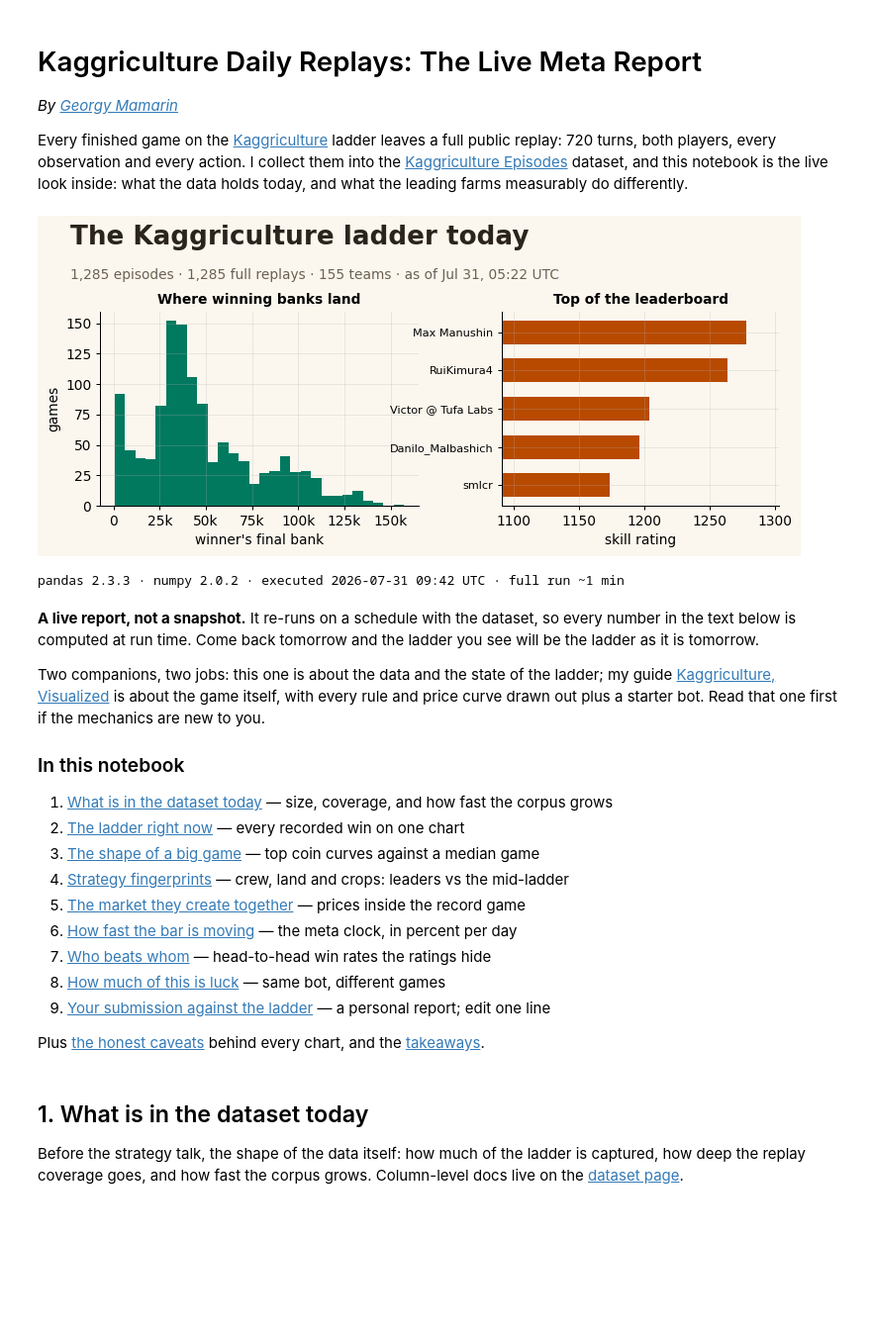
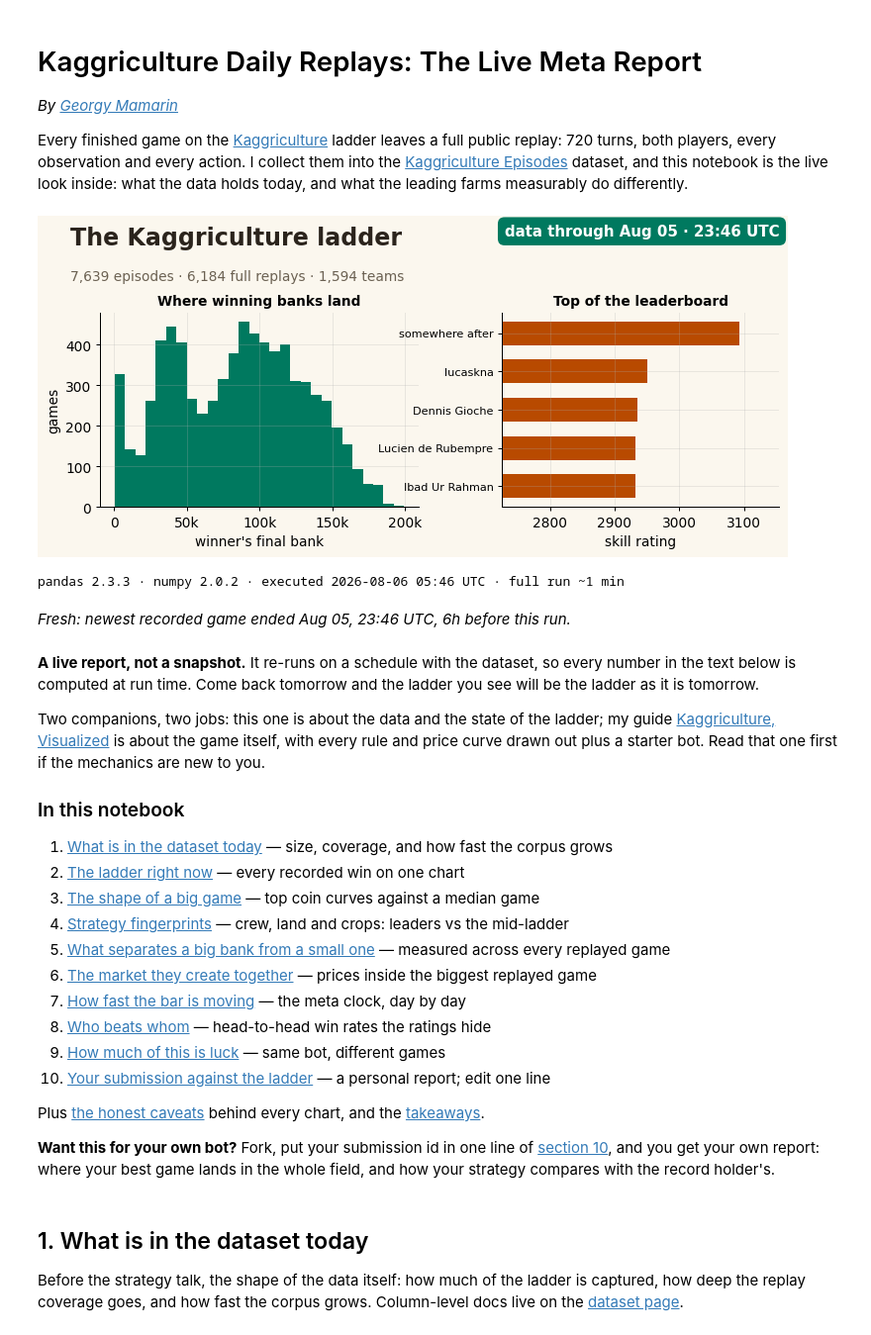
Before and after one commit to straf10/Kaggriculture, a Jupyter notebook: notebooks/kaggriculture-daily-replays-the-live-meta-report.ipynb, the cells around one changed output. Shown at 99% size. Saved outputs shown, nothing was run; the diff lists cells and outputs as text; code cells hidden in the pictures; blank space fills up the shorter version.

```diff
--- a/notebooks/kaggriculture-daily-replays-the-live-meta-report.ipynb
+++ b/notebooks/kaggriculture-daily-replays-the-live-meta-report.ipynb
@@ -34,7 +34,15 @@ except FileNotFoundError:                                 # older dataset versio
     teams = pd.DataFrame(columns=["team_id", "team_name", "ladder_score", "last_submission"])
 NAME = dict(zip(teams.team_id, teams.team_name))
 name_of = lambda tid: NAME.get(tid, f"team {tid}")
-replay_ids = set(pd.read_parquet(f"{BASE}/replays.parquet", columns=["episode_id"]).episode_id)
+# Which episodes have a replay: read it from the 1 MB features table when present.
+# Scanning that column out of replays.parquet costs seconds today and minutes once the
+# corpus is a few GB, so the cheap source wins as the dataset grows.
+try:
+    feats = pd.read_csv(f"{BASE}/episode_features.csv", usecols=["episode_id"])
+    replay_ids = set(feats.episode_id)
+except (FileNotFoundError, ValueError):
+    replay_ids = set(pd.read_parquet(f"{BASE}/replays.parquet",
+                                     columns=["episode_id"]).episode_id)
 
 def load_replay(episode_id):
     # One replay by id; parquet filters keep memory tiny.
@@ -64,38 +72,58 @@ if lb.empty:      # no names yet: fall back to the ratings recorded in the episo
     lb = (last.reset_index().rename(columns={"rating_after": "ladder_score"})
           .assign(team_name=lambda d: d.team_id.map(lambda t: f"team {t}"))
           .sort_values("ladder_score", ascending=False))
 top5 = lb.head(5).iloc[::-1]
 ladder0 = eps[eps.type.eq("EPISODE_TYPE_PUBLIC") & eps.state.eq("COMPLETED")]
 banks = ladder0[["bank_0", "bank_1"]].max(axis=1).dropna()
 
 fig = plt.figure(figsize=(8.2, 3.9))
 fig.patch.set_facecolor("#FBF7EE")
-fig.text(.015, .97, "The Kaggriculture ladder today", fontsize=21, weight="bold",
+fig.text(.015, .97, "The Kaggriculture ladder", fontsize=19, weight="bold",
          color="#2B241D", va="top")
 fig.text(.015, .845,
-         f"{len(eps):,} episodes · {len(replay_ids):,} full replays · {len(lb):,} teams · "
-         f"as of {AS_OF:%b %d, %H:%M UTC}", fontsize=11, color="#6B6152", va="top")
+         f"{len(eps):,} episodes · {len(replay_ids):,} full replays · {len(lb):,} teams",
+         fontsize=11, color="#6B6152", va="top")
+# The snapshot date is the one number readers must not miss: give it its own badge.
+_lag_h = (pd.Timestamp.now(tz="UTC") - AS_OF).total_seconds() / 3600
+_badge = "#00795F" if _lag_h <= 24 else "#B84A00"
+fig.text(.985, .975, f"data through {AS_OF:%b %d · %H:%M UTC}",
+         fontsize=12, weight="bold", color="white", ha="right", va="top",
+         bbox=dict(boxstyle="round,pad=0.45", facecolor=_badge, edgecolor="none"))
 gs = fig.add_gridspec(1, 2, width_ratios=[1.15, 1], top=.72, bottom=.16, left=.055, right=.985,
                       wspace=.28)
 ax1 = fig.add_subplot(gs[0]); ax1.set_facecolor("#FBF7EE")
 ax1.hist(banks, bins=28, color="#00795F")
 ax1.set_title("Where winning banks land", fontsize=11)
 ax1.set_xlabel("winner's final bank"); ax1.set_ylabel("games")
 ax1.xaxis.set_major_formatter(lambda v, _: f"{v/1000:.0f}k" if v else "0")
 ax2 = fig.add_subplot(gs[1]); ax2.set_facecolor("#FBF7EE")
 ax2.barh(range(len(top5)), top5.ladder_score, color="#B84A00", height=.62)
 ax2.set_yticks(range(len(top5)),
                [n if len(n) < 19 else n[:17] + "…" for n in top5.team_name], fontsize=9)
 ax2.set_title("Top of the leaderboard", fontsize=11)
 if top5.ladder_score.nunique() > 1:
     ax2.set_xlim(min(top5.ladder_score) * .93, max(top5.ladder_score) * 1.02)
 ax2.set_xlabel("skill rating")
 plt.show()
 print(f"pandas {pd.__version__} · numpy {np.__version__} · "
       f"executed {pd.Timestamp.now(tz='UTC'):%Y-%m-%d %H:%M} UTC · full run ~1 min")
+
+# ---- freshness check: a stalled pipeline must be visible, not silent ----
+lag_h = (pd.Timestamp.now(tz="UTC") - AS_OF).total_seconds() / 3600
+if lag_h > 24:
+    display(Markdown(
+        f"> **Heads up: this snapshot is {lag_h / 24:.1f} days behind.** The newest game on "
+        f"record ended {AS_OF:%b %d, %H:%M UTC}, so every number below describes the ladder as "
+        f"it was then, not today. The collector refreshes daily; if this notice is still here "
+        f"tomorrow, the crawl is stuck and I am on it."))
+else:
+    display(Markdown(
+        f"*Fresh: newest recorded game ended {AS_OF:%b %d, %H:%M UTC}, "
+        f"{lag_h:.0f}h before this run.*"))
 # %% [output]
-[figure, old version]
+[figure, new version]
-pandas 2.3.3 · numpy 2.0.2 · executed 2026-07-31 09:42 UTC · full run ~1 min
+pandas 2.3.3 · numpy 2.0.2 · executed 2026-08-06 05:46 UTC · full run ~1 min
+*Fresh: newest recorded game ended Aug 05, 23:46 UTC, 6h before this run.*
 # %% [markdown]
 **A live report, not a snapshot.** It re-runs on a schedule with the dataset, so every number in
 the text below is computed at run time. Come back tomorrow and the ladder you see will be the
@@ -112,13 +140,18 @@ one first if the mechanics are new to you.
 2. [The ladder right now](#s2) — every recorded win on one chart
 3. [The shape of a big game](#s3) — top coin curves against a median game
 4. [Strategy fingerprints](#s4) — crew, land and crops: leaders vs the mid-ladder
-5. [The market they create together](#s5) — prices inside the record game
-6. [How fast the bar is moving](#s6) — the meta clock, in percent per day
-7. [Who beats whom](#s7) — head-to-head win rates the ratings hide
-8. [How much of this is luck](#s8) — same bot, different games
-9. [Your submission against the ladder](#s9) — a personal report; edit one line
+5. [What separates a big bank from a small one](#s5) — measured across every replayed game
+6. [The market they create together](#s6) — prices inside the biggest replayed game
+7. [How fast the bar is moving](#s7) — the meta clock, day by day
+8. [Who beats whom](#s8) — head-to-head win rates the ratings hide
+9. [How much of this is luck](#s9) — same bot, different games
+10. [Your submission against the ladder](#s10) — a personal report; edit one line
 
-Plus [the honest caveats](#s10) behind every chart, and the [takeaways](#s11).
+Plus [the honest caveats](#s11) behind every chart, and the [takeaways](#s12).
+
+**Want this for your own bot?** Fork, put your submission id in one line of
+[section 10](#s10), and you get your own report: where your best game lands in the whole field,
+and how your strategy compares with the record holder's.
 # %% [markdown]
 <a id="s1"></a>
 ## 1. What is in the dataset today
```
Also changed, not shown: parts of 21 cells of this notebook, 35 other files.
